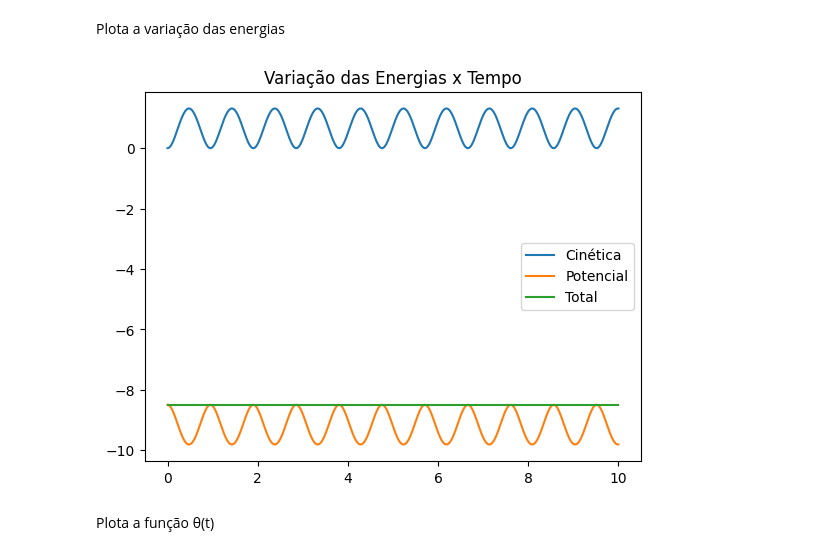
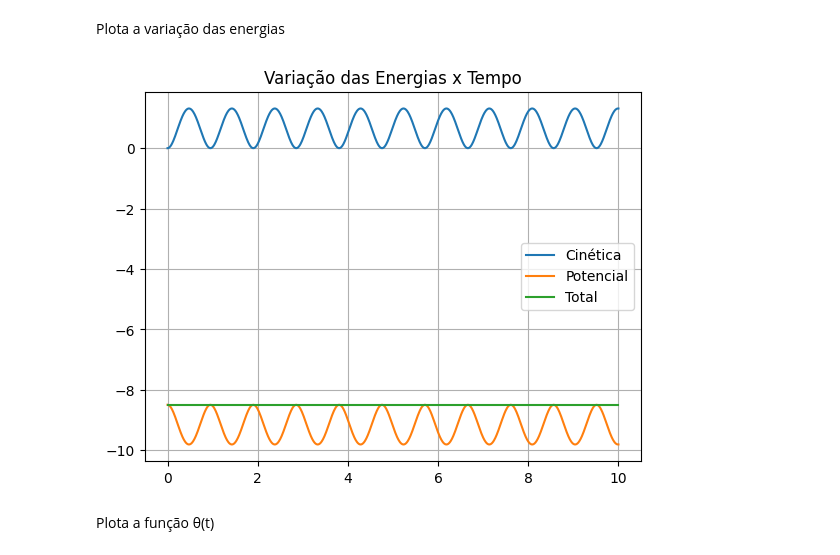
Before and after one commit to ViniciusCMB/Dinamica, a Jupyter notebook: Pen_Elastico/simples.ipynb, the cells around one changed output. Drawn from its saved outputs; the diff is of its cells as text; code cells hidden in the pictures.

```diff
--- a/Pen_Elastico/simples.ipynb
+++ b/Pen_Elastico/simples.ipynb
@@ -123,12 +123,13 @@ Plota a variação das energias
 # %%
 plt.title('Variação das Energias x Tempo')
 plt.plot(t, Cine, label='Cinética')
 plt.plot(t, Pot, label='Potencial')
 plt.plot(t, Etotal, label='Total')
 plt.legend()
+plt.grid()
 plt.show()
 # %% [output]
-[figure, old version]
+[figure, new version]
 # %% [markdown]
 Plota a função θ(t)
 # %%
```
Also changed, not shown: 5 other files.
